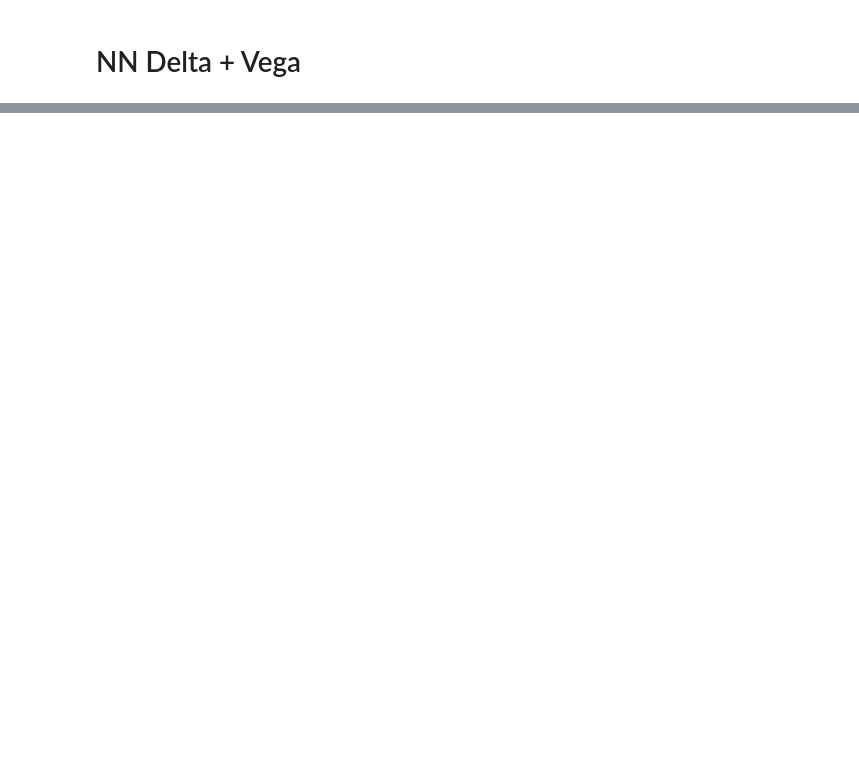
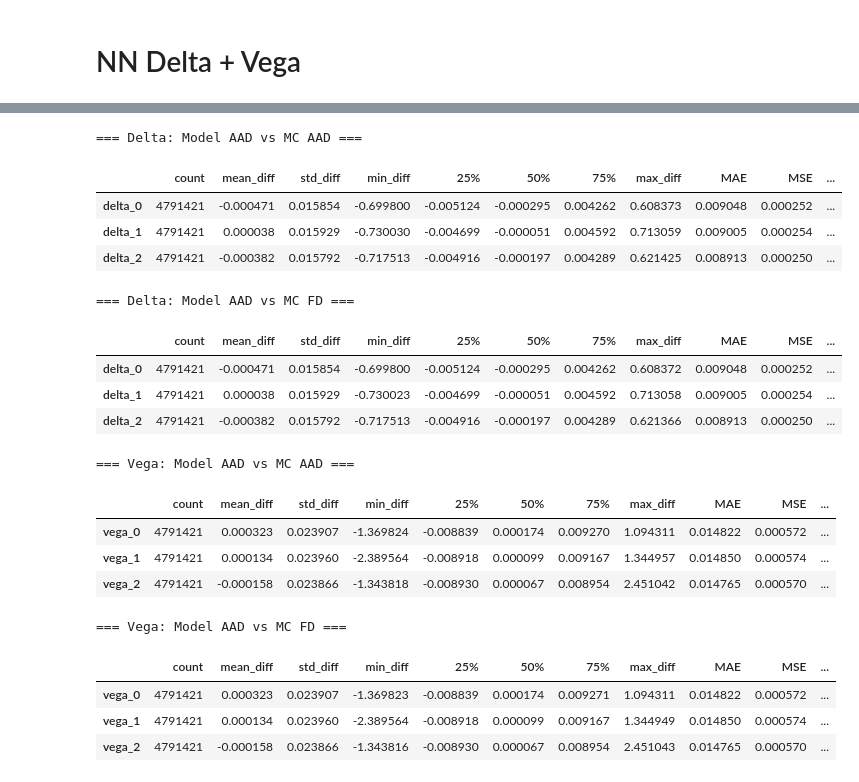
Before and after one commit to JPfaff23/Summer-Research, a Jupyter notebook: Monte Carlo & Adjoint-Mode Greeks.ipynb, the cells around one changed output, grey strips where cells are left out. Drawn from its saved outputs; the diff is of its cells as text; code cells hidden in the pictures; blank space fills up the shorter version.

```diff
--- a/Monte Carlo & Adjoint-Mode Greeks.ipynb
+++ b/Monte Carlo & Adjoint-Mode Greeks.ipynb
@@ -843,0 +625,80 @@ Worst ν  mean=2.210e-03  95%rel=1.794e-01  max_rel=1.382e+05
+# %%
+import pandas as pd
+import numpy as np
+
+# ——— load as before ———
+aad_mc    = pd.read_parquet("Train_clean_5m_aad_greeks.parquet")
+fd_mc     = pd.read_parquet("Train_clean_5m_fd_greeks.parquet")
+model_aad = pd.read_parquet("Train_clean_5m_Model+AAD_greeks.parquet")
+
+delta_cols = [f"delta_{i}" for i in range(3)]
+vega_cols  = [f"vega_{i}"  for i in range(3)]
+
+def enhanced_stats(stored: pd.DataFrame, model: pd.DataFrame, cols):
+    diffs     = model[cols] - stored[cols]
+    abs_diffs = diffs.abs()
+    sq_diffs  = diffs ** 2
+
+    stats = pd.DataFrame(index=cols)
+    stats['count']     = diffs.count().values
+    stats['mean_diff'] = diffs.mean().values
+    stats['std_diff']  = diffs.std().values
+    stats['min_diff']  = diffs.min().values
+    stats['25%']       = diffs.quantile(0.25).values
+    stats['50%']       = diffs.median().values
+    stats['75%']       = diffs.quantile(0.75).values
+    stats['max_diff']  = diffs.max().values
+
+    # additional error metrics
+    stats['MAE']  = abs_diffs.mean().values
+    stats['MSE']  = sq_diffs.mean().values
+    stats['RMSE'] = np.sqrt(stats['MSE'])
+
+    # R^2 = (Pearson r)^2
+    r2_list = []
+    for col in cols:
+        r = stored[col].corr(model[col])
+        r2_list.append(r**2)
+    stats['R2'] = r2_list
+
+    return stats
+
+# compute
+delta_aad_vs_mc_aad = enhanced_stats(aad_mc,    model_aad, delta_cols)
+delta_aad_vs_mc_fd  = enhanced_stats(fd_mc,     model_aad, delta_cols)
+vega_aad_vs_mc_aad  = enhanced_stats(aad_mc,    model_aad, vega_cols)
+vega_aad_vs_mc_fd   = enhanced_stats(fd_mc,     model_aad, vega_cols)
+
+# display
+print("=== Delta: Model AAD vs MC AAD ===")
+display(delta_aad_vs_mc_aad)
+
+print("\n=== Delta: Model AAD vs MC FD ===")
+display(delta_aad_vs_mc_fd)
+
+print("\n=== Vega: Model AAD vs MC AAD ===")
+display(vega_aad_vs_mc_aad)
+
+print("\n=== Vega: Model AAD vs MC FD ===")
+display(vega_aad_vs_mc_fd)
+# %% [output]
+=== Delta: Model AAD vs MC AAD ===
+|  | count | mean_diff | std_diff | min_diff | 25% | 50% | 75% | max_diff | MAE | MSE | ... |
+| delta_0 | 4791421 | -0.000471 | 0.015854 | -0.699800 | -0.005124 | -0.000295 | 0.004262 | 0.608373 | 0.009048 | 0.000252 | ... |
+| delta_1 | 4791421 | 0.000038 | 0.015929 | -0.730030 | -0.004699 | -0.000051 | 0.004592 | 0.713059 | 0.009005 | 0.000254 | ... |
+| delta_2 | 4791421 | -0.000382 | 0.015792 | -0.717513 | -0.004916 | -0.000197 | 0.004289 | 0.621425 | 0.008913 | 0.000250 | ... |
+=== Delta: Model AAD vs MC FD ===
+|  | count | mean_diff | std_diff | min_diff | 25% | 50% | 75% | max_diff | MAE | MSE | ... |
+| delta_0 | 4791421 | -0.000471 | 0.015854 | -0.699800 | -0.005124 | -0.000295 | 0.004262 | 0.608372 | 0.009048 | 0.000252 | ... |
+| delta_1 | 4791421 | 0.000038 | 0.015929 | -0.730023 | -0.004699 | -0.000051 | 0.004592 | 0.713058 | 0.009005 | 0.000254 | ... |
+| delta_2 | 4791421 | -0.000382 | 0.015792 | -0.717513 | -0.004916 | -0.000197 | 0.004289 | 0.621366 | 0.008913 | 0.000250 | ... |
+=== Vega: Model AAD vs MC AAD ===
+|  | count | mean_diff | std_diff | min_diff | 25% | 50% | 75% | max_diff | MAE | MSE | ... |
+| vega_0 | 4791421 | 0.000323 | 0.023907 | -1.369824 | -0.008839 | 0.000174 | 0.009270 | 1.094311 | 0.014822 | 0.000572 | ... |
+| vega_1 | 4791421 | 0.000134 | 0.023960 | -2.389564 | -0.008918 | 0.000099 | 0.009167 | 1.344957 | 0.014850 | 0.000574 | ... |
+| vega_2 | 4791421 | -0.000158 | 0.023866 | -1.343818 | -0.008930 | 0.000067 | 0.008954 | 2.451042 | 0.014765 | 0.000570 | ... |
+=== Vega: Model AAD vs MC FD ===
+|  | count | mean_diff | std_diff | min_diff | 25% | 50% | 75% | max_diff | MAE | MSE | ... |
+| vega_0 | 4791421 | 0.000323 | 0.023907 | -1.369823 | -0.008839 | 0.000174 | 0.009271 | 1.094311 | 0.014822 | 0.000572 | ... |
+| vega_1 | 4791421 | 0.000134 | 0.023960 | -2.389564 | -0.008918 | 0.000099 | 0.009167 | 1.344949 | 0.014850 | 0.000574 | ... |
+| vega_2 | 4791421 | -0.000158 | 0.023866 | -1.343816 | -0.008930 | 0.000067 | 0.008954 | 2.451043 | 0.014765 | 0.000570 | ... |
```
Also changed, not shown: parts of 9 cells of this notebook, 4 other files.
